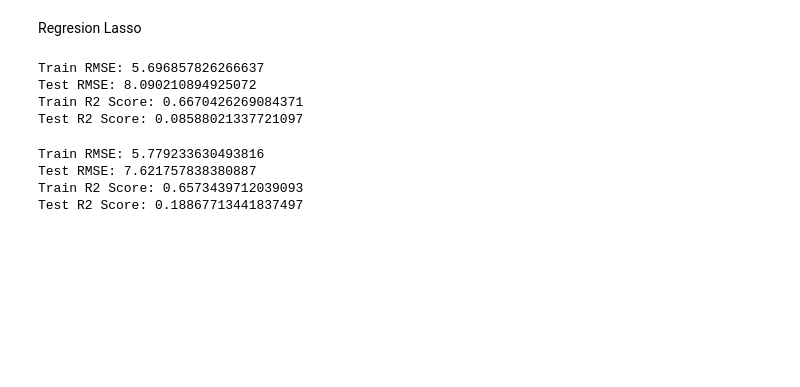
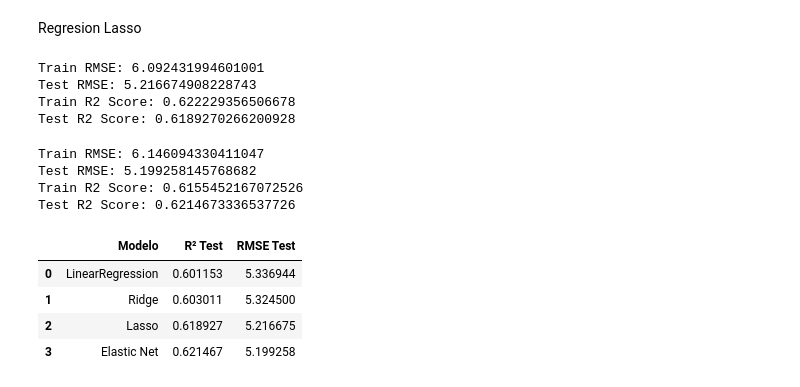
Before and after one commit to AlvaTF/TP-AA1-Ruiz-Toledo-Mendoza, a Jupyter notebook: TP_1/TP_regresion_AA1.ipynb, the cells around one changed output. Cells and saved outputs as stored; diff of their text form; code cells hidden in the pictures; blank space fills up the shorter version.

```diff
--- a/TP_1/TP_regresion_AA1.ipynb
+++ b/TP_1/TP_regresion_AA1.ipynb
@@ -608,35 +599,62 @@ Test R2 Score: 0.03788946075100352
 # %% [markdown]
 Regresion Lasso
 # %%
-lasso= Lasso(alpha=0.1)
-lasso.fit(X_train_esc, y_train)
+lasso = Lasso(alpha=0.1)
+lasso.fit(X_tr_esc, y_tr)
 
+y_pred_train_lasso = lasso.predict(X_tr_esc)
+y_pred_test_lasso  = lasso.predict(X_test_esc)
 
-y_pred_train_lasso= lasso.predict(X_train_esc)
-y_pred_test_lasso= lasso.predict(X_test_esc)
-
-print("Train RMSE:", np.sqrt(mean_squared_error(y_train, y_pred_train_lasso)))
-print("Test RMSE:", np.sqrt(mean_squared_error(y_test, y_pred_test_lasso)))
-print("Train R2 Score:", r2_score(y_train, y_pred_train_lasso))
+print("Train RMSE:", root_mean_squared_error(y_tr, y_pred_train_lasso))
+print("Test RMSE:", root_mean_squared_error(y_test, y_pred_test_lasso))
+print("Train R2 Score:", r2_score(y_tr, y_pred_train_lasso))
 print("Test R2 Score:", r2_score(y_test, y_pred_test_lasso))
 # %% [output]
-Train RMSE: 5.696857826266637
-Test RMSE: 8.090210894925072
-Train R2 Score: 0.6670426269084371
-Test R2 Score: 0.08588021337721097
+Train RMSE: 6.092431994601001
+Test RMSE: 5.216674908228743
+Train R2 Score: 0.622229356506678
+Test R2 Score: 0.6189270266200928
 # %%
 elastic = ElasticNet(alpha=0.1, l1_ratio=0.5)
-elastic.fit(X_train_esc, y_train)
+elastic.fit(X_tr_esc, y_tr)
 
-y_pred_train_elastic= elastic.predict(X_train_esc)
-y_pred_test_elastic= elastic.predict(X_test_esc)
+y_pred_train_elastic = elastic.predict(X_tr_esc)
+y_pred_test_elastic  = elastic.predict(X_test_esc)
 
-print("Train RMSE:", np.sqrt(mean_squared_error(y_train, y_pred_train_elastic)))
-print("Test RMSE:", np.sqrt(mean_squared_error(y_test, y_pred_test_elastic)))
-print("Train R2 Score:", r2_score(y_train, y_pred_train_elastic))
+print("Train RMSE:", root_mean_squared_error(y_tr, y_pred_train_elastic))
+print("Test RMSE:", root_mean_squared_error(y_test, y_pred_test_elastic))
+print("Train R2 Score:", r2_score(y_tr, y_pred_train_elastic))
 print("Test R2 Score:", r2_score(y_test, y_pred_test_elastic))
 # %% [output]
-Train RMSE: 5.779233630493816
-Test RMSE: 7.621757838380887
-Train R2 Score: 0.6573439712039093
-Test R2 Score: 0.18867713441837497
+Train RMSE: 6.146094330411047
+Test RMSE: 5.199258145768682
+Train R2 Score: 0.6155452167072526
+Test R2 Score: 0.6214673336537726
+# %%
+lineal = LinearRegression()
+lineal.fit(X_tr_esc, y_tr)
+y_pred_test_lineal = lineal.predict(X_test_esc)
+
+comparacion = pd.DataFrame({
+    "Modelo": ["LinearRegression", "Ridge", "Lasso", "Elastic Net"],
+    "R² Test": [
+        r2_score(y_test, y_pred_test_lineal),
+        r2_score(y_test, y_pred_test_ridge),
+        r2_score(y_test, y_pred_test_lasso),
+        r2_score(y_test, y_pred_test_elastic)
+    ],
+    "RMSE Test": [
+        root_mean_squared_error(y_test, y_pred_test_lineal),
+        root_mean_squared_error(y_test, y_pred_test_ridge),
+        root_mean_squared_error(y_test, y_pred_test_lasso),
+        root_mean_squared_error(y_test, y_pred_test_elastic)
+    ]
+})
+
+comparacion
+# %% [output]
+|  | Modelo | R² Test | RMSE Test |
+| 0 | LinearRegression | 0.601153 | 5.336944 |
+| 1 | Ridge | 0.603011 | 5.324500 |
+| 2 | Lasso | 0.618927 | 5.216675 |
+| 3 | Elastic Net | 0.621467 | 5.199258 |
```
Also changed, not shown: parts of 14 cells of this notebook.
